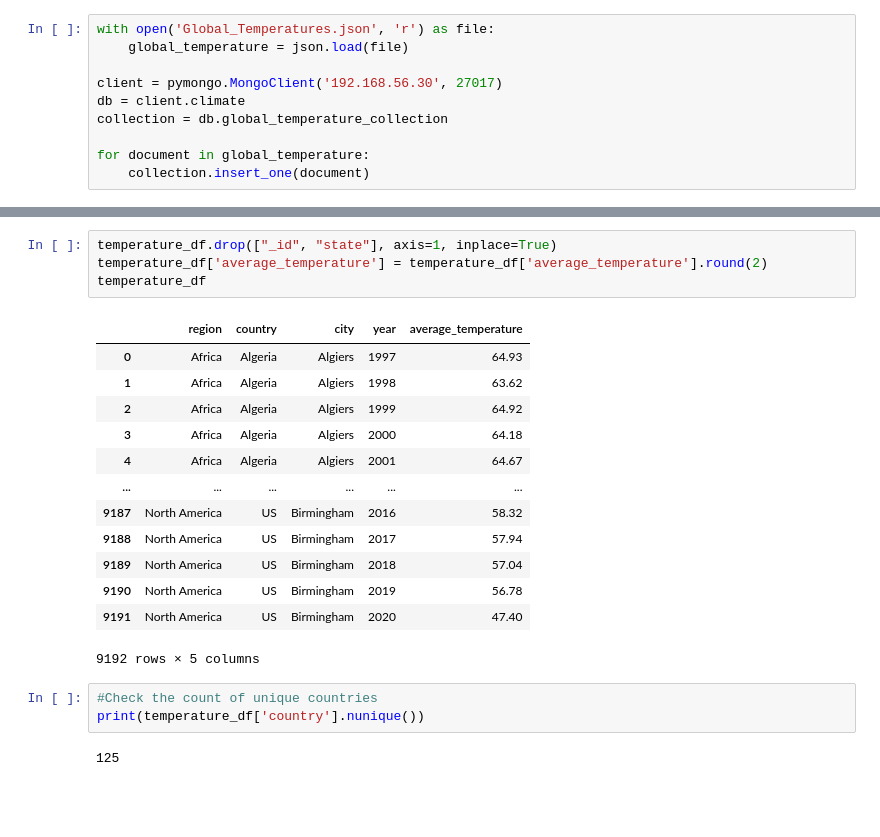
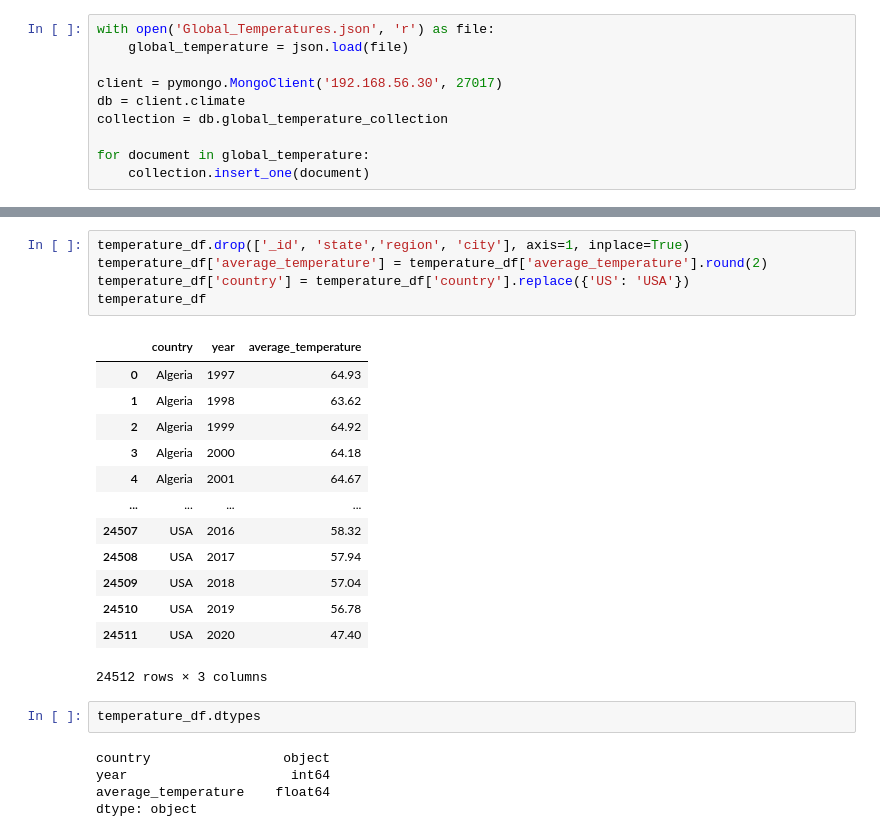
Before and after one commit to BrianRiera/CA_Database-Analytics, a Jupyter notebook: global_temperatures.ipynb, the cells around one changed output, grey strips where cells are left out. Cells and saved outputs as stored; diff of their text form; blank space fills up the shorter version.

```diff
--- a/global_temperatures.ipynb
+++ b/global_temperatures.ipynb
@@ -37,23 +39,26 @@ temperature_df
 # %%
-temperature_df.drop(["_id", "state"], axis=1, inplace=True)
+temperature_df.drop(['_id', 'state','region', 'city'], axis=1, inplace=True)
 temperature_df['average_temperature'] = temperature_df['average_temperature'].round(2)
+temperature_df['country'] = temperature_df['country'].replace({'US': 'USA'})
 temperature_df
 # %% [output]
-|  | region | country | city | year | average_temperature |
-| 0 | Africa | Algeria | Algiers | 1997 | 64.93 |
-| 1 | Africa | Algeria | Algiers | 1998 | 63.62 |
-| 2 | Africa | Algeria | Algiers | 1999 | 64.92 |
-| 3 | Africa | Algeria | Algiers | 2000 | 64.18 |
-| 4 | Africa | Algeria | Algiers | 2001 | 64.67 |
-| ... | ... | ... | ... | ... | ... |
-| 9187 | North America | US | Birmingham | 2016 | 58.32 |
-| 9188 | North America | US | Birmingham | 2017 | 57.94 |
-| 9189 | North America | US | Birmingham | 2018 | 57.04 |
-| 9190 | North America | US | Birmingham | 2019 | 56.78 |
-| 9191 | North America | US | Birmingham | 2020 | 47.40 |
+|  | country | year | average_temperature |
+| 0 | Algeria | 1997 | 64.93 |
+| 1 | Algeria | 1998 | 63.62 |
+| 2 | Algeria | 1999 | 64.92 |
+| 3 | Algeria | 2000 | 64.18 |
+| 4 | Algeria | 2001 | 64.67 |
+| ... | ... | ... | ... |
+| 24507 | USA | 2016 | 58.32 |
+| 24508 | USA | 2017 | 57.94 |
+| 24509 | USA | 2018 | 57.04 |
+| 24510 | USA | 2019 | 56.78 |
+| 24511 | USA | 2020 | 47.40 |
-9192 rows × 5 columns
+24512 rows × 3 columns
-# %%
-#Check the count of unique countries
-print(temperature_df['country'].nunique())
-# %% [output]
-125
+# %%
+temperature_df.dtypes
+# %% [output]
+country                 object
+year                     int64
+average_temperature    float64
+dtype: object
```
Also changed, not shown: parts of 14 cells of this notebook.
